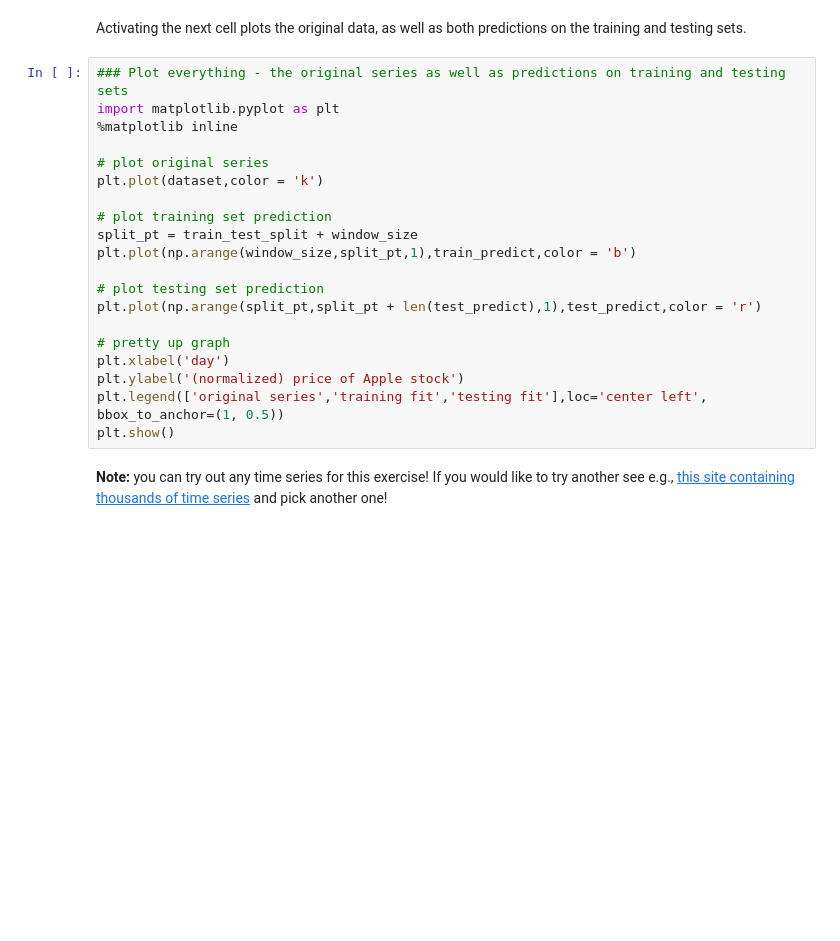
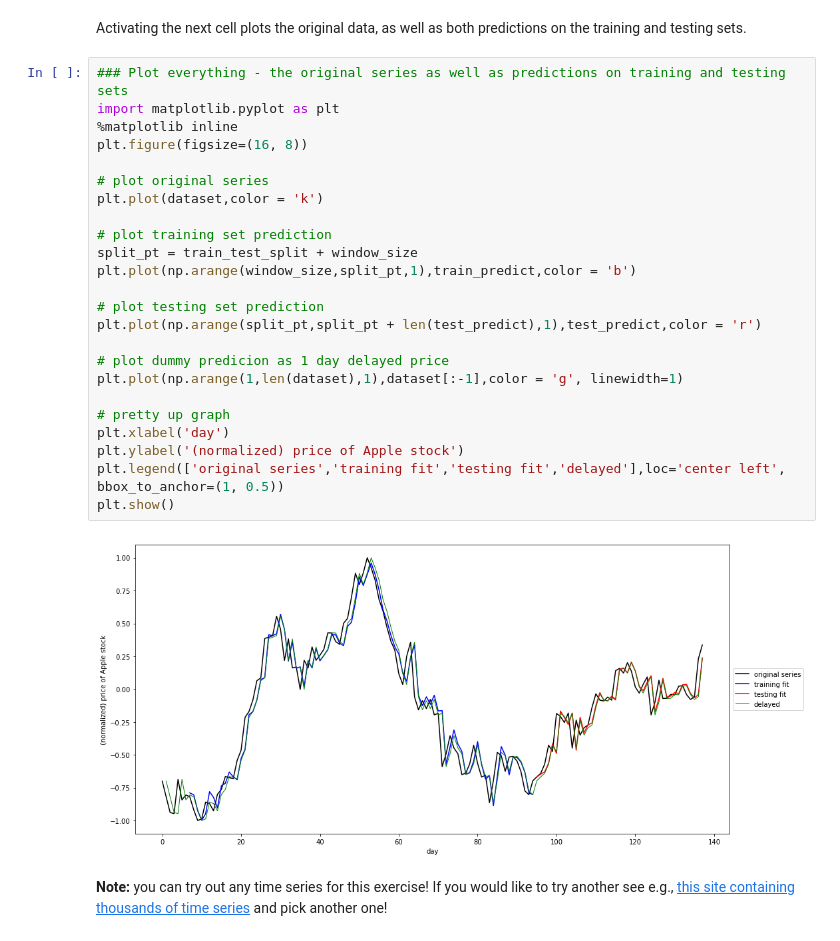
Before and after one commit to smile-on/aind2-rnn, a Jupyter notebook: RNN_project.ipynb, the cells around one changed output. Saved outputs shown, nothing was run; the diff lists cells and outputs as text; blank space fills up the shorter version.

```diff
--- a/RNN_project.ipynb
+++ b/RNN_project.ipynb
@@ -290,23 +327,29 @@ Activating the next cell plots the original data, as well as both predictions on
 # %%
 ### Plot everything - the original series as well as predictions on training and testing sets
 import matplotlib.pyplot as plt
 %matplotlib inline
+plt.figure(figsize=(16, 8))
 
 # plot original series
 plt.plot(dataset,color = 'k')
 
 # plot training set prediction
 split_pt = train_test_split + window_size
 plt.plot(np.arange(window_size,split_pt,1),train_predict,color = 'b')
 
 # plot testing set prediction
 plt.plot(np.arange(split_pt,split_pt + len(test_predict),1),test_predict,color = 'r')
 
+# plot dummy predicion as 1 day delayed price
+plt.plot(np.arange(1,len(dataset),1),dataset[:-1],color = 'g', linewidth=1)
+
 # pretty up graph
 plt.xlabel('day')
 plt.ylabel('(normalized) price of Apple stock')
-plt.legend(['original series','training fit','testing fit'],loc='center left', bbox_to_anchor=(1, 0.5))
+plt.legend(['original series','training fit','testing fit','delayed'],loc='center left', bbox_to_anchor=(1, 0.5))
 plt.show()
+# %% [output]
+[figure, added]
 # %% [markdown]
 **Note:** you can try out any time series for this exercise!  If you would like to try another see e.g., [this site containing thousands of time series](https://datamarket.com/data/list/?q=provider%3Atsdl) and pick another one!
 # %% [markdown]
```
Also changed, not shown: parts of 5 cells of this notebook, 2 other files.
